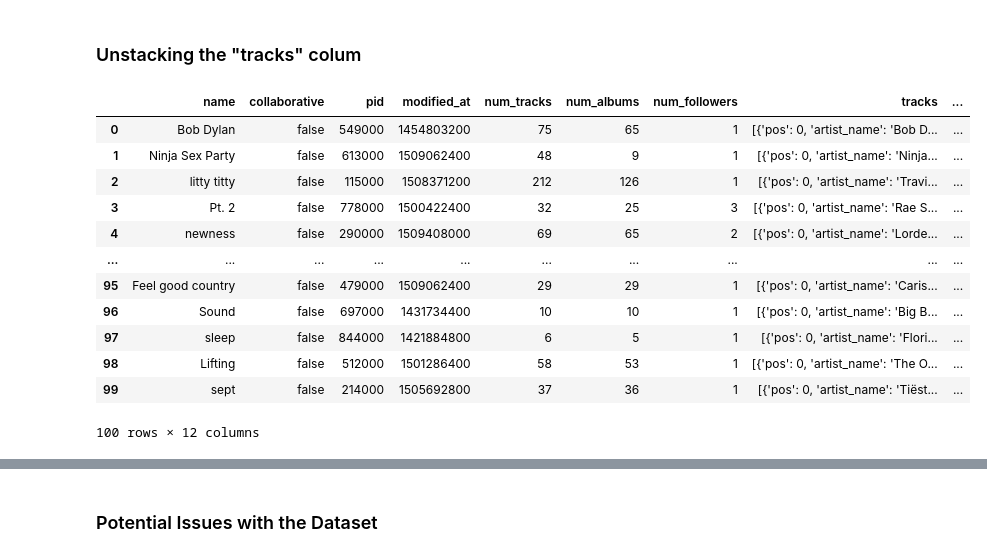
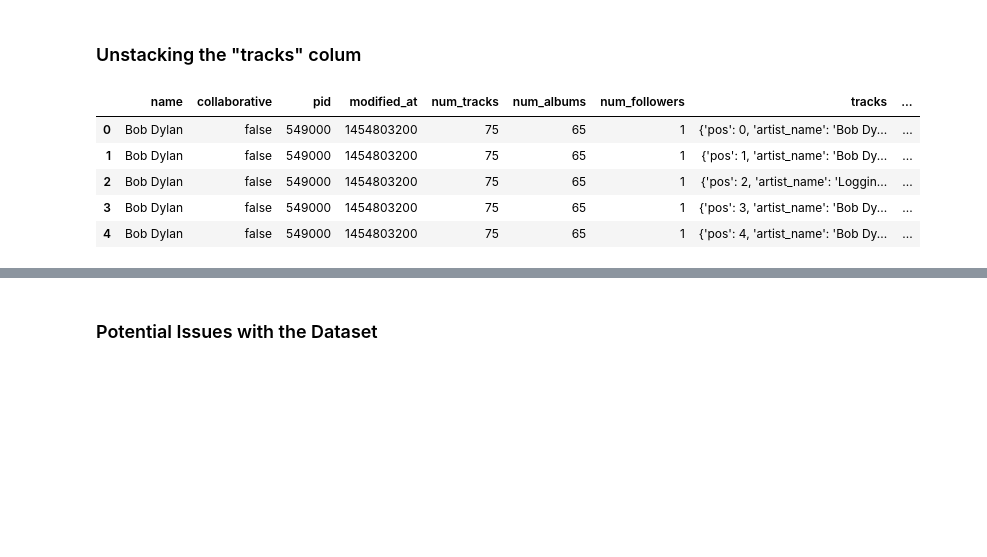
Before and after one commit to martinbremm/spotify-playlist-project, a Jupyter notebook: index.ipynb, the cells around one changed output, grey strips where cells are left out. Cells and saved outputs as stored; diff of their text form; code cells hidden in the pictures; blank space fills up the shorter version.

```diff
--- a/index.ipynb
+++ b/index.ipynb
@@ -145,20 +145,15 @@ df.head()
 # %% [markdown]
 ### Unstacking the "tracks" colum
 # %%
-df
+df = df.explode("tracks")
+df = df.reset_index(drop=True)
+df.head()
 # %% [output]
 |  | name | collaborative | pid | modified_at | num_tracks | num_albums | num_followers | tracks | ... |
-| 0 | Bob Dylan | false | 549000 | 1454803200 | 75 | 65 | 1 | [{'pos': 0, 'artist_name': 'Bob D... | ... |
-| 1 | Ninja Sex Party | false | 613000 | 1509062400 | 48 | 9 | 1 | [{'pos': 0, 'artist_name': 'Ninja... | ... |
-| 2 | litty titty | false | 115000 | 1508371200 | 212 | 126 | 1 | [{'pos': 0, 'artist_name': 'Travi... | ... |
-| 3 | Pt. 2 | false | 778000 | 1500422400 | 32 | 25 | 3 | [{'pos': 0, 'artist_name': 'Rae S... | ... |
-| 4 | newness | false | 290000 | 1509408000 | 69 | 65 | 2 | [{'pos': 0, 'artist_name': 'Lorde... | ... |
-| ... | ... | ... | ... | ... | ... | ... | ... | ... | ... |
-| 95 | Feel good country | false | 479000 | 1509062400 | 29 | 29 | 1 | [{'pos': 0, 'artist_name': 'Caris... | ... |
-| 96 | Sound | false | 697000 | 1431734400 | 10 | 10 | 1 | [{'pos': 0, 'artist_name': 'Big B... | ... |
-| 97 | sleep | false | 844000 | 1421884800 | 6 | 5 | 1 | [{'pos': 0, 'artist_name': 'Flori... | ... |
-| 98 | Lifting | false | 512000 | 1501286400 | 58 | 53 | 1 | [{'pos': 0, 'artist_name': 'The O... | ... |
-| 99 | sept | false | 214000 | 1505692800 | 37 | 36 | 1 | [{'pos': 0, 'artist_name': 'Tiëst... | ... |
+| 0 | Bob Dylan | false | 549000 | 1454803200 | 75 | 65 | 1 | {'pos': 0, 'artist_name': 'Bob Dy... | ... |
+| 1 | Bob Dylan | false | 549000 | 1454803200 | 75 | 65 | 1 | {'pos': 1, 'artist_name': 'Bob Dy... | ... |
+| 2 | Bob Dylan | false | 549000 | 1454803200 | 75 | 65 | 1 | {'pos': 2, 'artist_name': 'Loggin... | ... |
+| 3 | Bob Dylan | false | 549000 | 1454803200 | 75 | 65 | 1 | {'pos': 3, 'artist_name': 'Bob Dy... | ... |
+| 4 | Bob Dylan | false | 549000 | 1454803200 | 75 | 65 | 1 | {'pos': 4, 'artist_name': 'Bob Dy... | ... |
-100 rows × 12 columns
 # %%
 # first 3 tracks of first playlist
```
Also changed, not shown: parts of 12 cells of this notebook, 3 other files.
